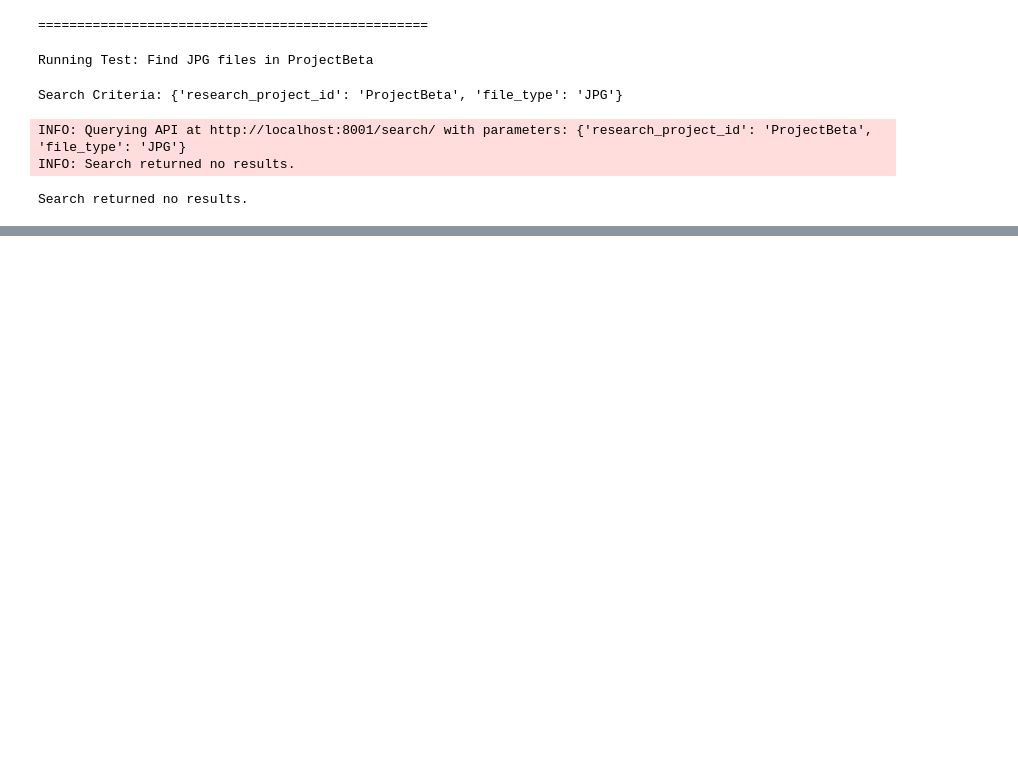
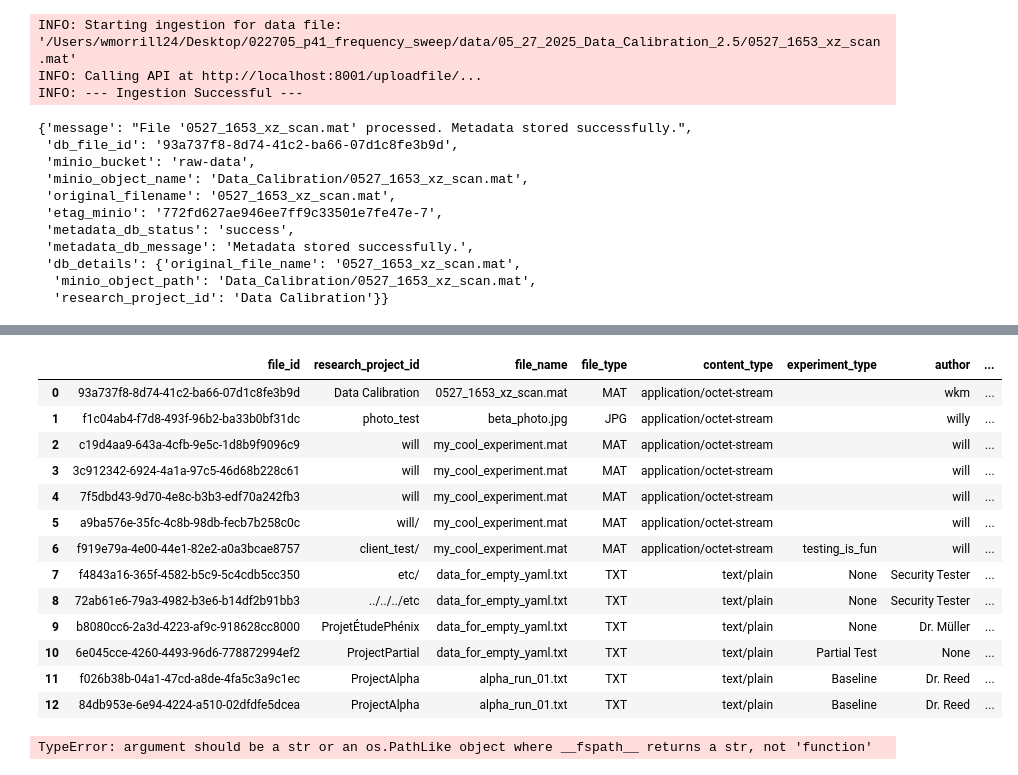
Before and after one commit to wmorrill24/python-client-library, a Jupyter notebook: trial.ipynb, the cells around one changed output, grey strips where cells are left out. Drawn from its saved outputs; the diff is of its cells as text; code cells hidden in the pictures; blank space fills up the shorter version.

```diff
--- a/trial.ipynb
+++ b/trial.ipynb
@@ -63,13 +76,22 @@ FileConfigurationError: Could not create template file: [Errno 2] No such file o
 # %%
-run_test(
-    "Find JPG files in ProjectBeta",
-    research_project_id="ProjectBeta",
-    file_type="JPG"
-)
+
+data_path = ('/Users/wmorrill24/Desktop/022705_p41_frequency_sweep/data/05_27_2025_Data_Calibration_2.5/0527_1653_xz_scan.mat')
+upload_file(data_path, "0527_1653_xz_scan.yaml")
 # %% [output]
-==================================================
+INFO: Starting ingestion for data file: '/Users/wmorrill24/Desktop/022705_p41_frequency_sweep/data/05_27_2025_Data_Calibration_2.5/0527_1653_xz_scan.mat'
+INFO: Calling API at http://localhost:8001/uploadfile/...
+INFO: --- Ingestion Successful ---
-Running Test: Find JPG files in ProjectBeta
+{'message': "File '0527_1653_xz_scan.mat' processed. Metadata stored successfully.",
+ 'db_file_id': '93a737f8-8d74-41c2-ba66-07d1c8fe3b9d',
+ 'minio_bucket': 'raw-data',
+ 'minio_object_name': 'Data_Calibration/0527_1653_xz_scan.mat',
+ 'original_filename': '0527_1653_xz_scan.mat',
+ 'etag_minio': '772fd627ae946ee7ff9c33501e7fe47e-7',
+ 'metadata_db_status': 'success',
+ 'metadata_db_message': 'Metadata stored successfully.',
+ 'db_details': {'original_file_name': '0527_1653_xz_scan.mat',
+  'minio_object_path': 'Data_Calibration/0527_1653_xz_scan.mat',
+  'research_project_id': 'Data Calibration'}}
-Search Criteria: {'research_project_id': 'ProjectBeta', 'file_type': 'JPG'}
-INFO: Querying API at http://localhost:8001/search/ with parameters: {'research_project_id': 'ProjectBeta', 'file_type': 'JPG'}
-INFO: Search returned no results.
-Search returned no results.
+# %%
+search_file()
+# %% [output]
@@ -75,0 +100,18 @@ Search returned no results.
+|  | file_id | research_project_id | file_name | file_type | content_type | experiment_type | author | ... |
+| 0 | 93a737f8-8d74-41c2-ba66-07d1c8fe3b9d | Data Calibration | 0527_1653_xz_scan.mat | MAT | application/octet-stream |  | wkm | ... |
+| 1 | f1c04ab4-f7d8-493f-96b2-ba33b0bf31dc | photo_test | beta_photo.jpg | JPG | application/octet-stream |  | willy | ... |
+| 2 | c19d4aa9-643a-4cfb-9e5c-1d8b9f9096c9 | will | my_cool_experiment.mat | MAT | application/octet-stream |  | will | ... |
+| 3 | 3c912342-6924-4a1a-97c5-46d68b228c61 | will | my_cool_experiment.mat | MAT | application/octet-stream |  | will | ... |
+| 4 | 7f5dbd43-9d70-4e8c-b3b3-edf70a242fb3 | will | my_cool_experiment.mat | MAT | application/octet-stream |  | will | ... |
+| 5 | a9ba576e-35fc-4c8b-98db-fecb7b258c0c | will/ | my_cool_experiment.mat | MAT | application/octet-stream |  | will | ... |
+| 6 | f919e79a-4e00-44e1-82e2-a0a3bcae8757 | client_test/ | my_cool_experiment.mat | MAT | application/octet-stream | testing_is_fun | will | ... |
+| 7 | f4843a16-365f-4582-b5c9-5c4cdb5cc350 | etc/ | data_for_empty_yaml.txt | TXT | text/plain | None | Security Tester | ... |
+| 8 | 72ab61e6-79a3-4982-b3e6-b14df2b91bb3 | ../../../etc | data_for_empty_yaml.txt | TXT | text/plain | None | Security Tester | ... |
+| 9 | b8080cc6-2a3d-4223-af9c-918628cc8000 | ProjetÉtudePhénix | data_for_empty_yaml.txt | TXT | text/plain | None | Dr. Müller | ... |
+| 10 | 6e045cce-4260-4493-96d6-778872994ef2 | ProjectPartial | data_for_empty_yaml.txt | TXT | text/plain | Partial Test | None | ... |
+| 11 | f026b38b-04a1-47cd-a8de-4fa5c3a9c1ec | ProjectAlpha | alpha_run_01.txt | TXT | text/plain | Baseline | Dr. Reed | ... |
+| 12 | 84db953e-6e94-4224-a510-02dfdfe5dcea | ProjectAlpha | alpha_run_01.txt | TXT | text/plain | Baseline | Dr. Reed | ... |
+# %%
+download_file("93a737f8-8d74-41c2-ba66-07d1c8fe3b9d", os.getcwd())
+# %% [output]
+TypeError: argument should be a str or an os.PathLike object where __fspath__ returns a str, not 'function'
```
Also changed, not shown: parts of 7 cells of this notebook, 7 other files.
